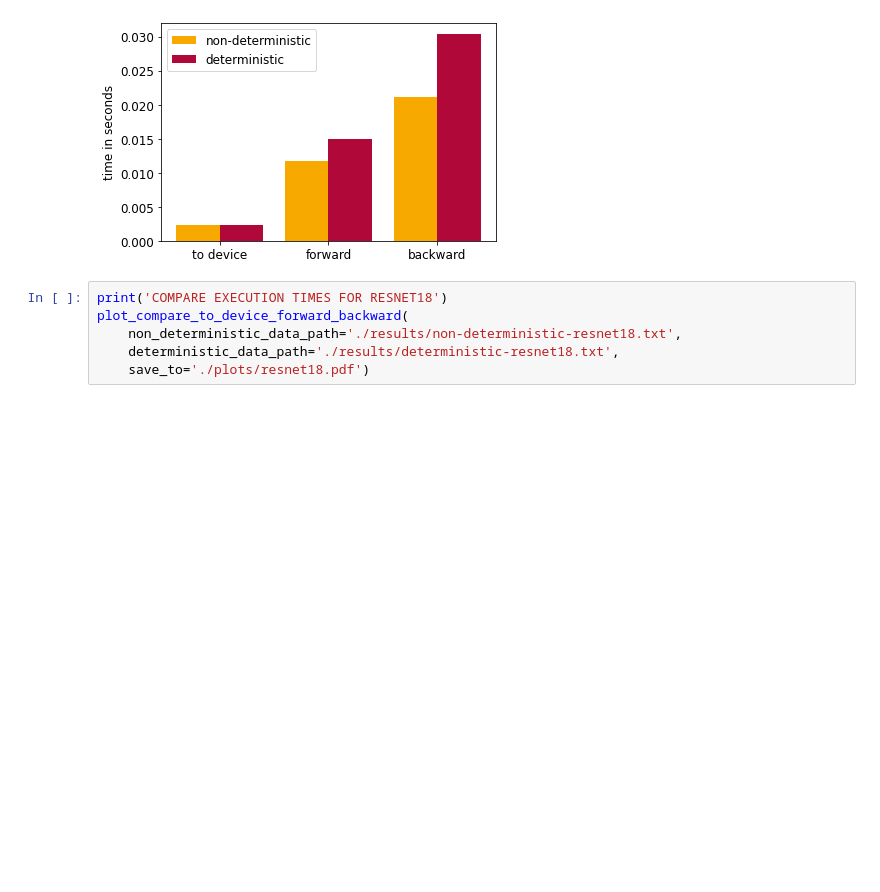
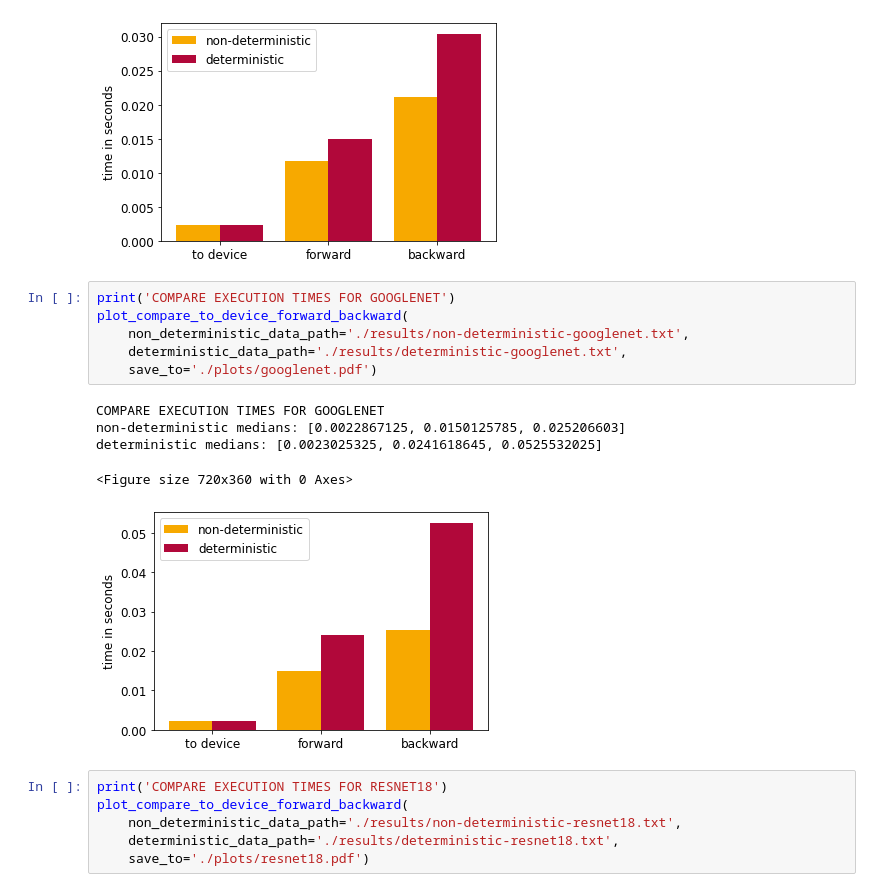
Before and after one commit to slin96/master-thesis, a Jupyter notebook: experiments/deterministic-runtime/plots.ipynb, the cells around one changed output. Cells and saved outputs as stored; diff of their text form; blank space fills up the shorter version.

Commit message:
added resulst and plots for googlenet and resnet18

```diff
--- a/experiments/deterministic-runtime/plots.ipynb
+++ b/experiments/deterministic-runtime/plots.ipynb
@@ -41,6 +41,18 @@ non-deterministic medians: [0.002261889, 0.011689238000000001, 0.021085134000000
 deterministic medians: [0.0022556475, 0.014950329000000002, 0.030422775000000003]
 <Figure size 720x360 with 0 Axes>
 [figure]
+# %%
+print('COMPARE EXECUTION TIMES FOR GOOGLENET')
+plot_compare_to_device_forward_backward(
+    non_deterministic_data_path='./results/non-deterministic-googlenet.txt',
+    deterministic_data_path='./results/deterministic-googlenet.txt',
+    save_to='./plots/googlenet.pdf')
+# %% [output]
+COMPARE EXECUTION TIMES FOR GOOGLENET
+non-deterministic medians: [0.0022867125, 0.0150125785, 0.025206603]
+deterministic medians: [0.0023025325, 0.0241618645, 0.0525532025]
+<Figure size 720x360 with 0 Axes>
+[figure, added]
 # %%
 print('COMPARE EXECUTION TIMES FOR RESNET18')
 plot_compare_to_device_forward_backward(
```
Also changed, not shown: parts of 1 cell of this notebook, 12 other files.
